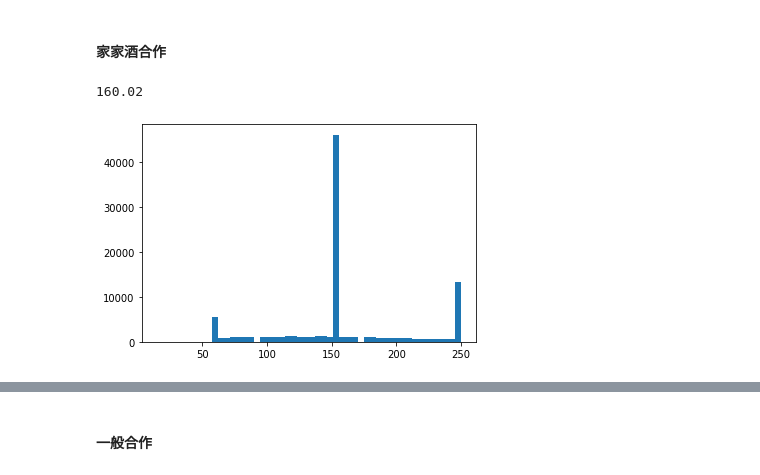
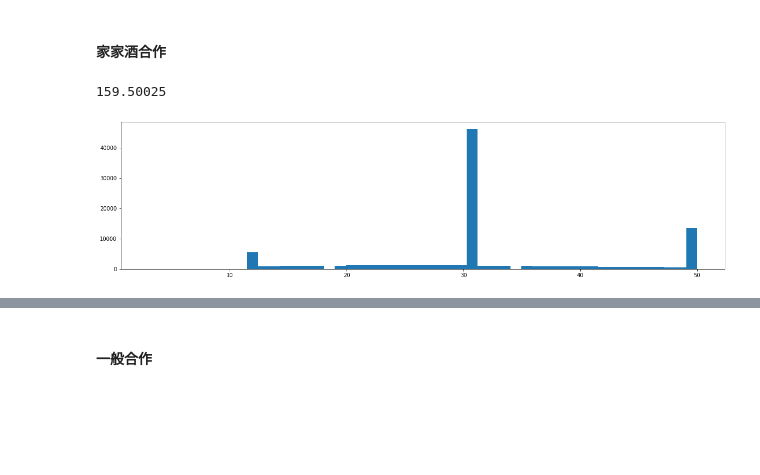
Before and after one commit to taipingeric/tos, a Jupyter notebook: Tos_SpyxFamily.ipynb, the cells around one changed output, grey strips where cells are left out. Saved outputs shown, nothing was run; the diff lists cells and outputs as text; code cells hidden in the pictures; blank space fills up the shorter version.

```diff
--- a/Tos_SpyxFamily.ipynb
+++ b/Tos_SpyxFamily.ipynb
@@ -3,9 +3,3 @@ import numpy as np
 import matplotlib.pyplot as plt
 from tqdm.auto import tqdm
 import pandas as pd
-# %%
-prize_prob = 0.045
-
-result = np.random.choice(np.arange(0, 4),
-                          p=[prize_prob, prize_prob, prize_prob, 1-prize_prob*3],
-                          size=(10000))
@@ -85,7 +77,7 @@ def draw_round_simple(prize_prob, stop_criterion):
 # probs = [0.001, 0.002, 0.003, 0.004, 0.005, 0.006, 0.007, 0.008, 0.009 ,0.01, 0.015, 0.02, 0.03, 0.045, 0.05, 0.1]
 p = 0.04 / 3
 # probs = [p/3]
-ROUNDS = 10000
+ROUNDS = 100000
 round_stone = []
 for i in tqdm(range(ROUNDS)):
     draw_times, _ = draw_round(p)
@@ -94,9 +86,12 @@ for i in tqdm(range(ROUNDS)):
 
 np.mean(round_stone)
 # %% [output]
-160.02
+159.50025
+# %%
+round_draws = np.array(round_stone) / 5
 # %%
-plt.hist(round_stone, bins=50)
+plt.figure(figsize=(20, 5))
+plt.hist(round_draws, bins=50)
 plt.show()
 # %% [output]
-[figure, old version]
+[figure, new version]
```
Also changed, not shown: parts of 14 cells of this notebook.
